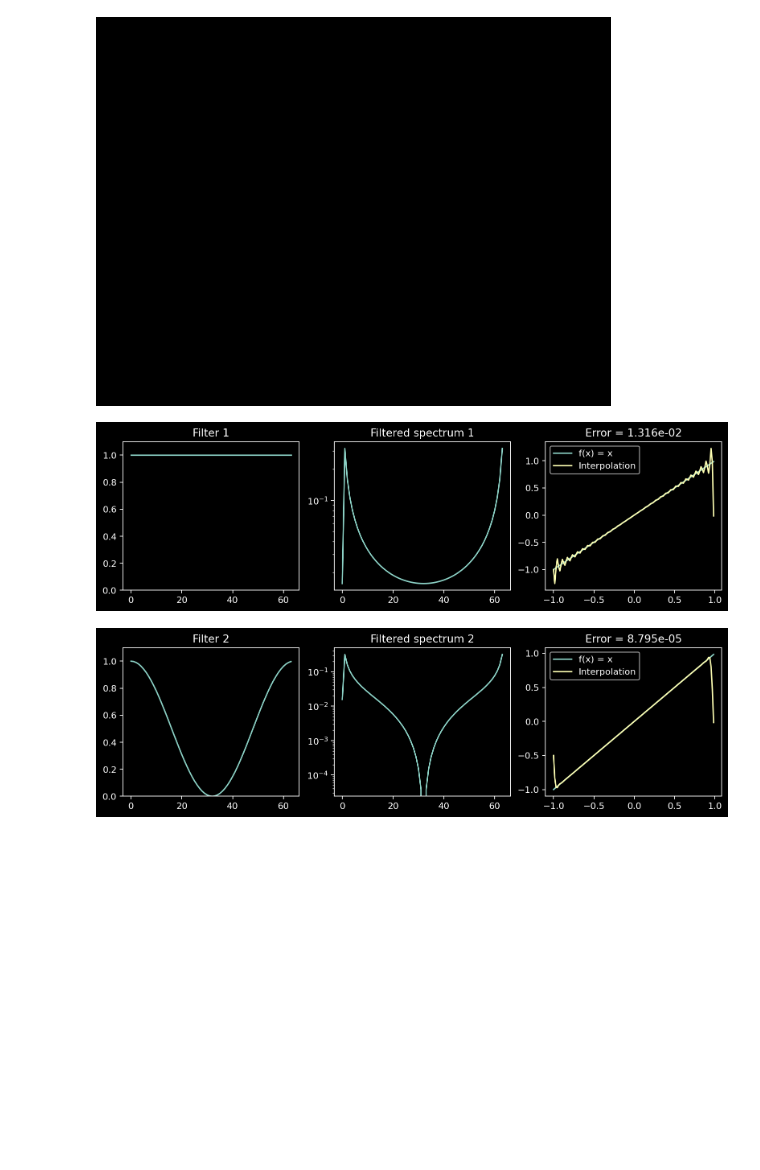
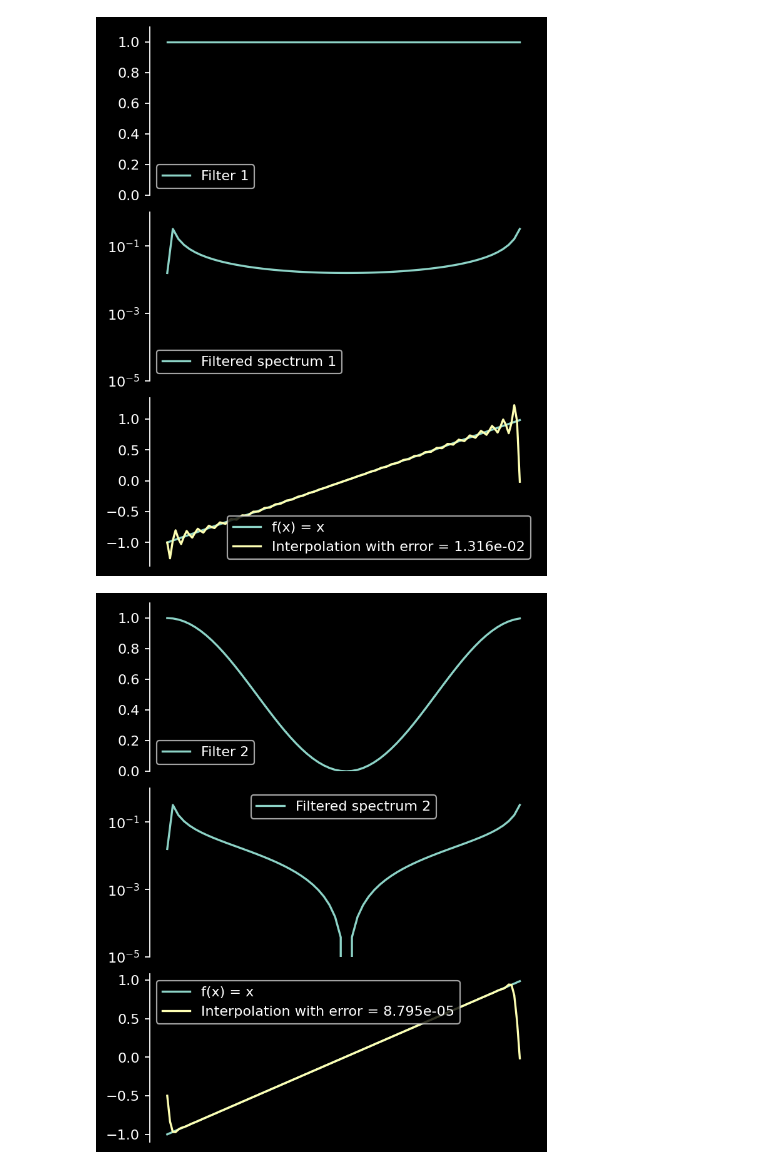
Before and after one commit to KunkelAlexander/when-fourier-fails-python, a Jupyter notebook: 2_filters.ipynb, the cells around one changed output. Drawn from its saved outputs; the diff is of its cells as text; code cells hidden in the pictures; blank space fills up the shorter version.

```diff
--- a/2_filters.ipynb
+++ b/2_filters.ipynb
@@ -7,7 +60,6 @@ import scipy
 import scipy.integrate
 from scipy.fft import fft, ifft
 import matplotlib.pyplot as plt
-plt.axis("off")
 plt.style.use('dark_background')
 
 def sigma0(eta):
@@ -35,43 +87,52 @@ def interpolate(y, Ni, s):
     yhat_filtered = yhat * s
     Npad          = int(Ni/2 - N/2)
     yt            = np.fft.fftshift(yhat_filtered)
     ypad          = np.concatenate([np.zeros(Npad), yt, np.zeros(Npad)])
     ypad          = np.fft.fftshift(ypad)
     yi            = ifft(ypad, norm="forward")
     return yhat, yi
 
 # Plot the results
 for i, filter in enumerate(filters):
     # Create sigma function for the current filter
     def sigma(x):
         k = np.fft.fftfreq(len(x))
         k /= np.max(np.abs(k))
         return filter(np.abs(k))
 
-    fig, ax = plt.subplots(1, 3, figsize=(12, 3), dpi=160)
-
+    fig, ax = plt.subplots(3, 1, figsize=(5, 7), dpi=160)
     s          = sigma(x)
     fhat, fint = interpolate(f, Ni, s)
 
 
     k = np.fft.fftfreq(len(x))
-    ax[0].set_title(f"Filter {i + 1}")
-    ax[0].plot(s)  # Plot the filter
+    ax[0].plot(s, label=f"Filter {i + 1}")  # Plot the filter
     ax[0].set_ylim(0, 1.1)
 
-    ax[1].set_title(f"Filtered spectrum {i + 1}")
+    ax[0].legend()
     ax[1].set_yscale("log")
-    ax[1].plot(np.abs(fhat) * s)  # Plot the magnitude of the Fourier coefficients
+    ax[1].set_ylim(1e-5, 1)
+    ax[1].plot(np.abs(fhat) * s, label=f"Filtered spectrum {i + 1}")  # Plot the magnitude of the Fourier coefficients
+    ax[1].legend()
+    ax[2].plot(xi, func(xi), label="f(x) = x")  # Plot the error
+    ax[2].plot(xi, fint, label=f"Interpolation with error = {np.mean(np.abs(fint[8:-8] - func(xi)[8:-8])):3.3e}")  # Plot the error
+    ax[2].legend()
 
-    ax[2].set_title(f"Error = {np.mean(np.abs(fint[8:-8] - func(xi)[8:-8])):3.3e}")
-    ax[2].plot(xi, func(xi), label="f(x) = x")  # Plot the error
-    ax[2].plot(xi, fint, label="Interpolation")  # Plot the error
-    ax[2].legend()
+
+    for j in range(3):
+        ax[j].spines['top'].set_visible(False)
+        ax[j].spines['right'].set_visible(False)
+        ax[j].spines['bottom'].set_visible(False)
+        #ax[i].spines['left'].set_visible(False)
+        ax[j].get_xaxis().set_ticks([])
+        #ax[i].get_yaxis().set_ticks([])
+
+    fig.subplots_adjust(hspace=0.1)
+
 
     plt.savefig(f"figures/filter_{i+1}.png")
 
     plt.show()
 # %% [output]
-[figure, old version]
+[figure, new version]
-[figure, old version]
+[figure, new version]
-[figure, removed]
```
Also changed, not shown: parts of 2 cells of this notebook, 22 other files.
